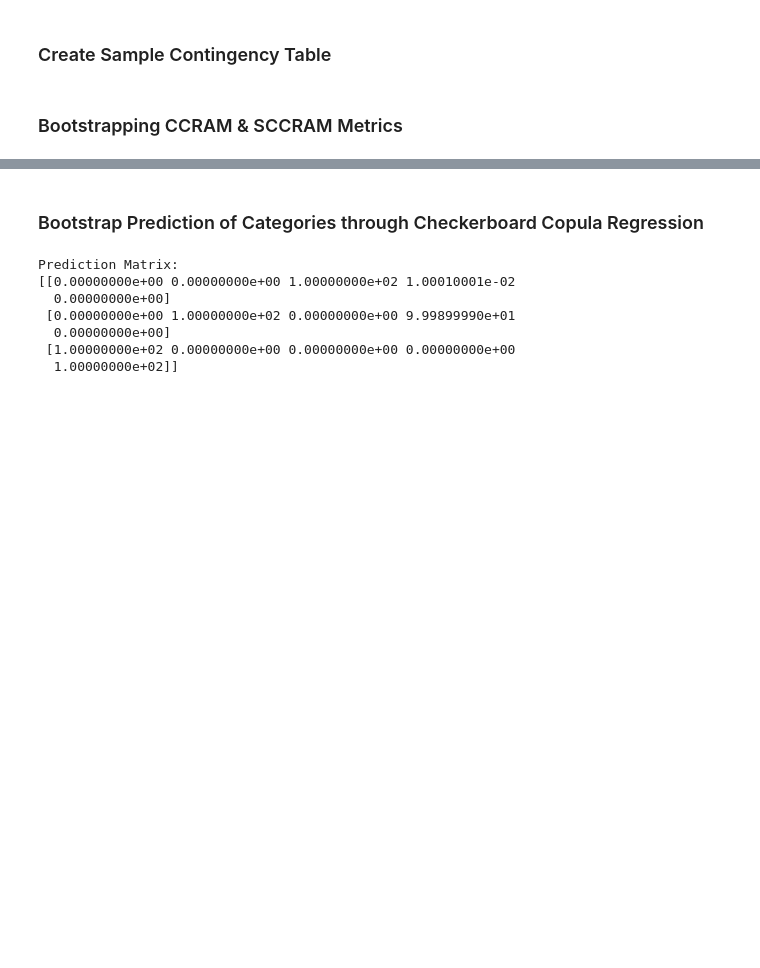
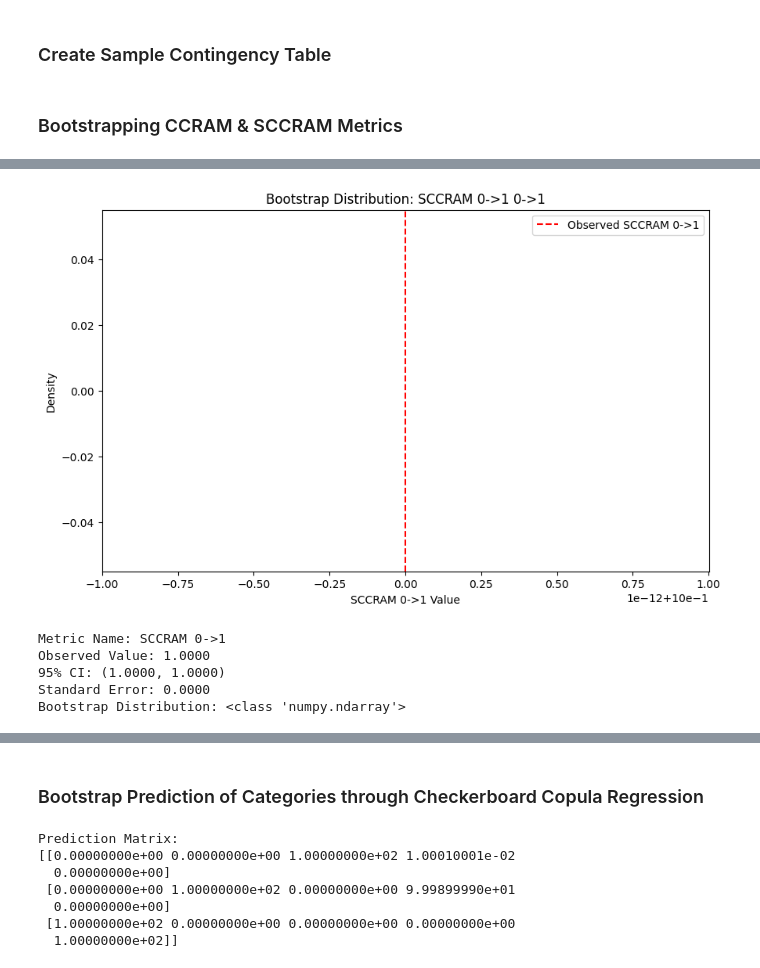
Before and after one commit to dmavani25/discopula, a Jupyter notebook: examples/jupyter/02_StatSim_Generic_Bootstrapping_and_Permutation_Tests_Usage_Demonstration.ipynb, the cells around one changed output, grey strips where cells are left out. Cells and saved outputs as stored; diff of their text form; code cells hidden in the pictures; blank space fills up the shorter version.

```diff
--- a/examples/jupyter/02_StatSim_Generic_Bootstrapping_and_Permutation_Tests_Usage_Demonstration.ipynb
+++ b/examples/jupyter/02_StatSim_Generic_Bootstrapping_and_Permutation_Tests_Usage_Demonstration.ipynb
@@ -67,0 +71,24 @@ ccram_result.histogram_fig
+# %%
+sccram_result = bootstrap_ccram(
+    contingency_table,
+    from_axis=0,
+    to_axis=1,
+    is_scaled=True,
+    confidence_level=0.95,
+    method="percentile",
+    n_resamples=99999
+)
+# %% [output]
+[figure, added]
+# %%
+print(f"Metric Name: {sccram_result.metric_name}")
+print(f"Observed Value: {sccram_result.observed_value:.4f}")
+print(f"95% CI: ({sccram_result.confidence_interval[0]:.4f}, {sccram_result.confidence_interval[1]:.4f})")
+print(f"Standard Error: {sccram_result.standard_error:.4f}")
+print(f"Bootstrap Distribution: {type(sccram_result.bootstrap_distribution)}")
+# %% [output]
+Metric Name: SCCRAM 0->1
+Observed Value: 1.0000
+95% CI: (1.0000, 1.0000)
+Standard Error: 0.0000
+Bootstrap Distribution: <class 'numpy.ndarray'>
```
Also changed, not shown: parts of 10 cells of this notebook, 4 other files.
